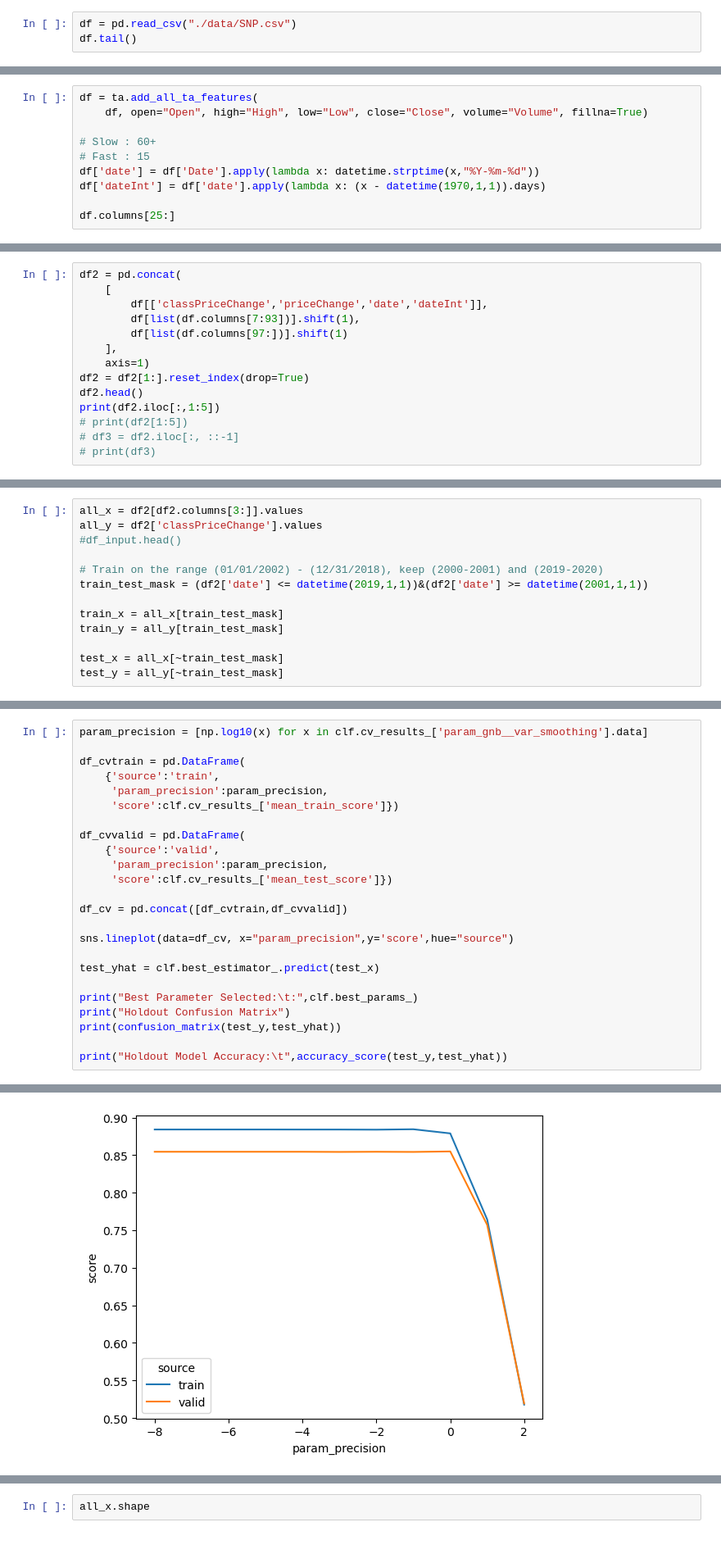
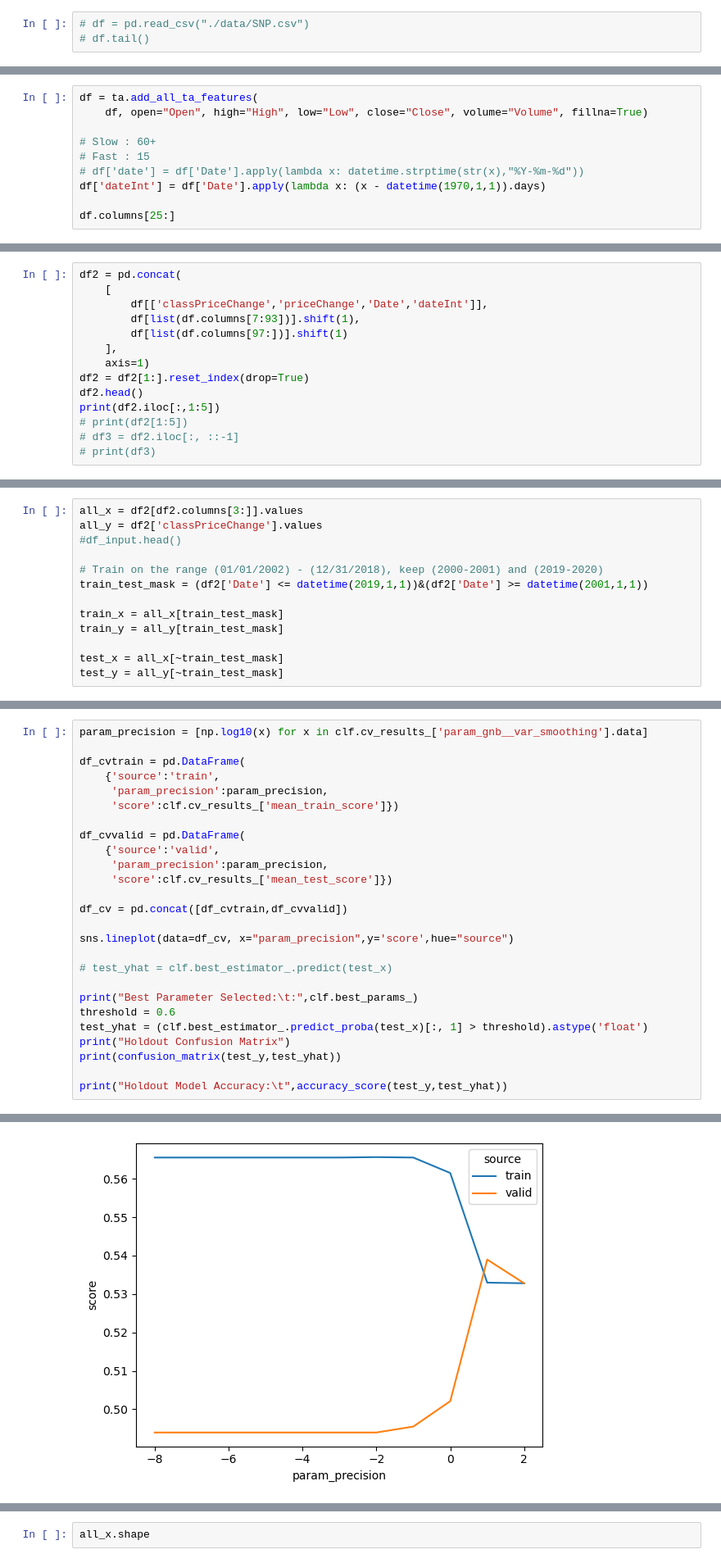
Before and after one commit to JamesDwightDana/cs136_group_project, a Jupyter notebook: project_explore.ipynb, the cells around one changed output, grey strips where cells are left out. Shown at 82% size. Drawn from its saved outputs; the diff is of its cells as text.

```diff
--- a/project_explore.ipynb
+++ b/project_explore.ipynb
@@ -17,6 +46,6 @@ from sklearn.discriminant_analysis import LinearDiscriminantAnalysis
 # %%
-df = pd.read_csv("./data/SNP.csv")
-df.tail()
+# df = pd.read_csv("./data/SNP.csv")
+# df.tail()
 # %% [output]
 |  | Date | Open | High | Low | Close | Adj Close | Volume |
 | 4888 | 2020-03-26 | 47.090000 | 47.799999 | 46.750000 | 47.400002 | 47.400002 | 281800 |
@@ -30,8 +59,8 @@ df = ta.add_all_ta_features(
 
 # Slow : 60+
 # Fast : 15
-df['date'] = df['Date'].apply(lambda x: datetime.strptime(x,"%Y-%m-%d"))
-df['dateInt'] = df['date'].apply(lambda x: (x - datetime(1970,1,1)).days)
+# df['date'] = df['Date'].apply(lambda x: datetime.strptime(str(x),"%Y-%m-%d"))
+df['dateInt'] = df['Date'].apply(lambda x: (x - datetime(1970,1,1)).days)
 
 df.columns[25:]
 # %% [output]
@@ -67,7 +96,7 @@ df['wtyPrice'] = ((df['High']+df['Low']+2*df['Close'])/3)
 # %%
 df2 = pd.concat(
     [
-        df[['classPriceChange','priceChange','date','dateInt']],
+        df[['classPriceChange','priceChange','Date','dateInt']],
         df[list(df.columns[7:93])].shift(1),
         df[list(df.columns[97:])].shift(1)
     ],
@@ -99,7 +128,7 @@ all_y = df2['classPriceChange'].values
 #df_input.head()
 
 # Train on the range (01/01/2002) - (12/31/2018), keep (2000-2001) and (2019-2020)
-train_test_mask = (df2['date'] <= datetime(2019,1,1))&(df2['date'] >= datetime(2001,1,1))
+train_test_mask = (df2['Date'] <= datetime(2019,1,1))&(df2['Date'] >= datetime(2001,1,1))
 
 train_x = all_x[train_test_mask]
 train_y = all_y[train_test_mask]
@@ -224,9 +251,11 @@ df_cv = pd.concat([df_cvtrain,df_cvvalid])
 
 sns.lineplot(data=df_cv, x="param_precision",y='score',hue="source")
 
-test_yhat = clf.best_estimator_.predict(test_x)
+# test_yhat = clf.best_estimator_.predict(test_x)
 
 print("Best Parameter Selected:\t:",clf.best_params_)
+threshold = 0.6
+test_yhat = (clf.best_estimator_.predict_proba(test_x)[:, 1] > threshold).astype('float')
 print("Holdout Confusion Matrix")
 print(confusion_matrix(test_y,test_yhat))
 
@@ -240,4 +269,4 @@ Holdout Model Accuracy:  0.8438356164383561
-[figure, old version]
+[figure, new version]
 # %%
 from sklearn import metrics
 
```
Also changed, not shown: parts of 14 cells of this notebook.
